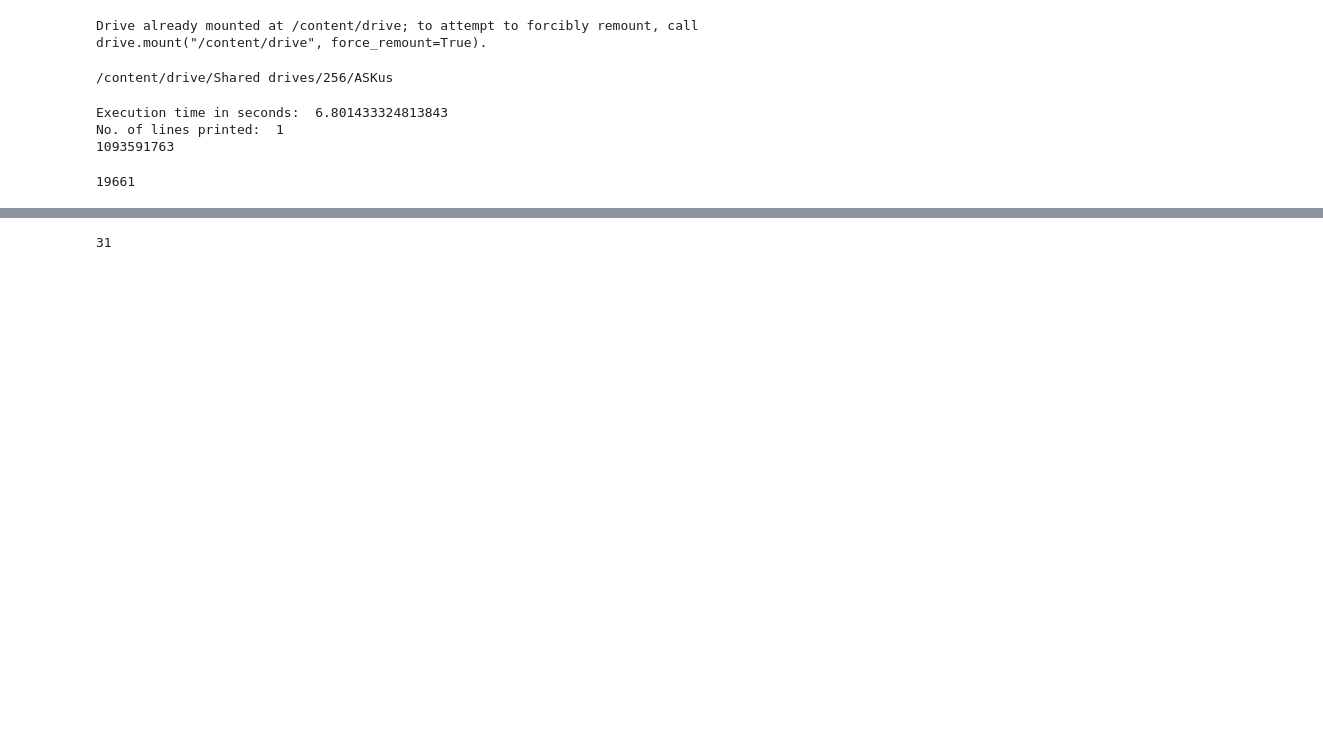
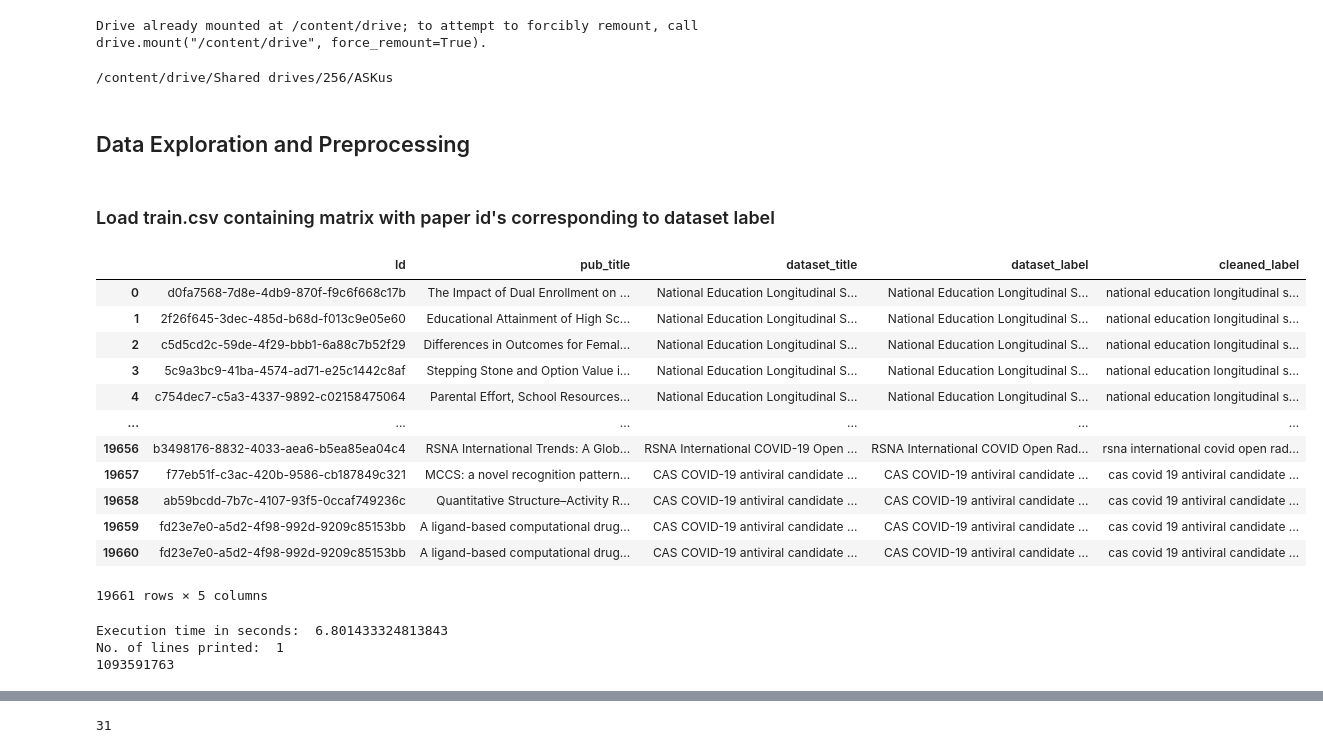
Before and after one commit to ajag408/ASKus, a Jupyter notebook: ASKus_spaCy.ipynb, the cells around one changed output, grey strips where cells are left out. Saved outputs shown, nothing was run; the diff lists cells and outputs as text; code cells hidden in the pictures; blank space fills up the shorter version.

Commit message:
Cleaned up/added comments to preprocessing

```diff
--- a/ASKus_spaCy.ipynb
+++ b/ASKus_spaCy.ipynb
@@ -10,9 +16,27 @@ Drive already mounted at /content/drive; to attempt to forcibly remount, call dr
 %cd  /content/drive/Shared\ drives/256/ASKus
 # %% [output]
 /content/drive/Shared drives/256/ASKus
+# %% [markdown]
+## Data Exploration and Preprocessing
+# %% [markdown]
+### Load train.csv containing matrix with paper id's corresponding to dataset label
 # %%
-# import pandas as pd
+import pandas as pd
 
-# train = pd.read_csv('./data/train.csv')
-# train
+train = pd.read_csv('./data/train.csv')
+train
+# %% [output]
+|  | Id | pub_title | dataset_title | dataset_label | cleaned_label |
+| 0 | d0fa7568-7d8e-4db9-870f-f9c6f668c17b | The Impact of Dual Enrollment on ... | National Education Longitudinal S... | National Education Longitudinal S... | national education longitudinal s... |
+| 1 | 2f26f645-3dec-485d-b68d-f013c9e05e60 | Educational Attainment of High Sc... | National Education Longitudinal S... | National Education Longitudinal S... | national education longitudinal s... |
+| 2 | c5d5cd2c-59de-4f29-bbb1-6a88c7b52f29 | Differences in Outcomes for Femal... | National Education Longitudinal S... | National Education Longitudinal S... | national education longitudinal s... |
+| 3 | 5c9a3bc9-41ba-4574-ad71-e25c1442c8af | Stepping Stone and Option Value i... | National Education Longitudinal S... | National Education Longitudinal S... | national education longitudinal s... |
+| 4 | c754dec7-c5a3-4337-9892-c02158475064 | Parental Effort, School Resources... | National Education Longitudinal S... | National Education Longitudinal S... | national education longitudinal s... |
+| ... | ... | ... | ... | ... | ... |
+| 19656 | b3498176-8832-4033-aea6-b5ea85ea04c4 | RSNA International Trends: A Glob... | RSNA International COVID-19 Open ... | RSNA International COVID Open Rad... | rsna international covid open rad... |
+| 19657 | f77eb51f-c3ac-420b-9586-cb187849c321 | MCCS: a novel recognition pattern... | CAS COVID-19 antiviral candidate ... | CAS COVID-19 antiviral candidate ... | cas covid 19 antiviral candidate ... |
+| 19658 | ab59bcdd-7b7c-4107-93f5-0ccaf749236c | Quantitative Structure–Activity R... | CAS COVID-19 antiviral candidate ... | CAS COVID-19 antiviral candidate ... | cas covid 19 antiviral candidate ... |
+| 19659 | fd23e7e0-a5d2-4f98-992d-9209c85153bb | A ligand-based computational drug... | CAS COVID-19 antiviral candidate ... | CAS COVID-19 antiviral candidate ... | cas covid 19 antiviral candidate ... |
+| 19660 | fd23e7e0-a5d2-4f98-992d-9209c85153bb | A ligand-based computational drug... | CAS COVID-19 antiviral candidate ... | CAS COVID-19 antiviral candidate ... | cas covid 19 antiviral candidate ... |
+19661 rows × 5 columns
 # %%
@@ -67,11 +106,3 @@ print(len(spacy_train))
 Execution time in seconds:  6.801433324813843
 No. of lines printed:  1
 1093591763
-# %%
-import ast
-
-DATA = ast.literal_eval(spacy_train)
-
-print(len(DATA))
-# %% [output]
-19661
```
Also changed, not shown: parts of 17 cells of this notebook.
